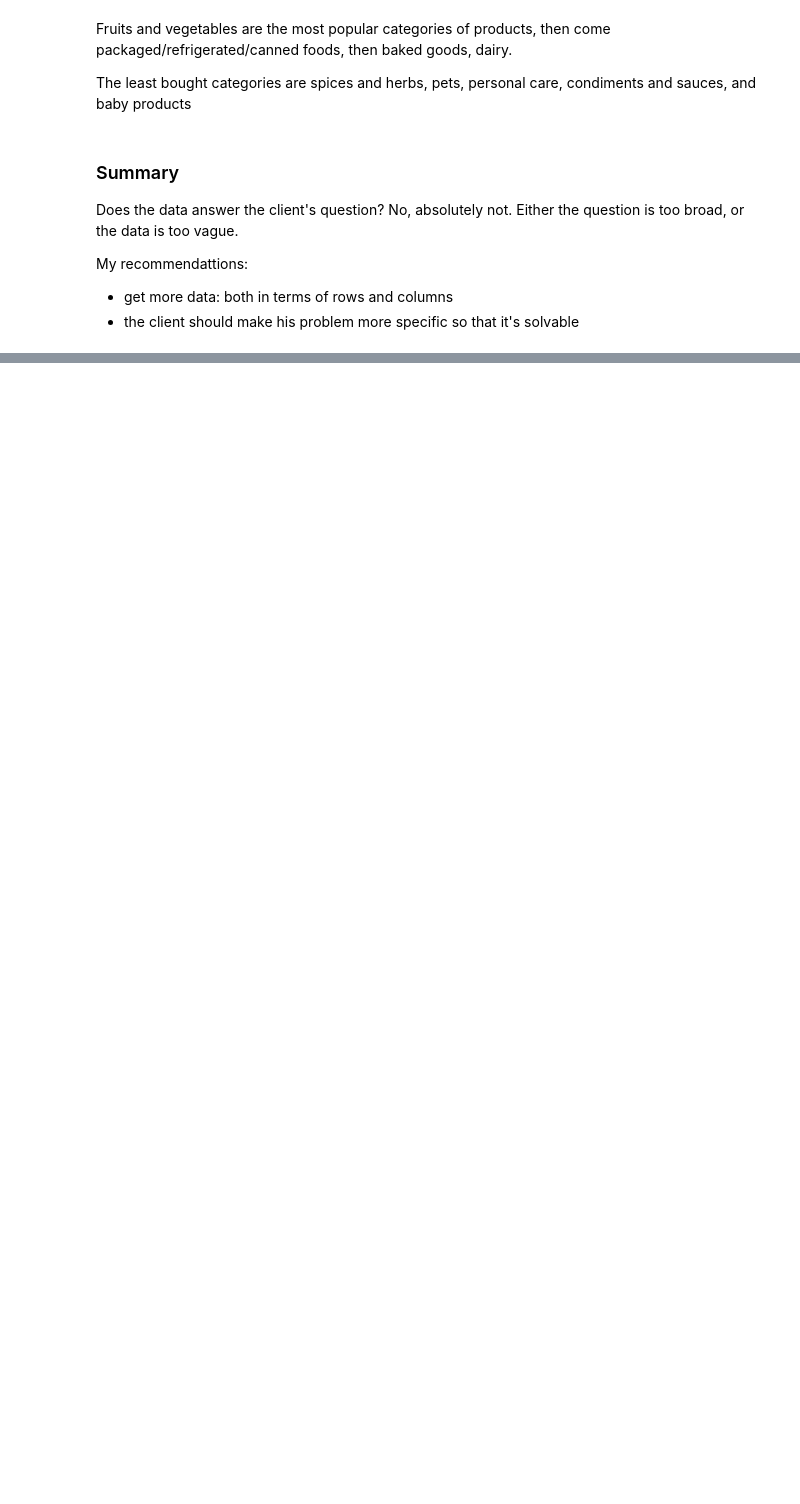
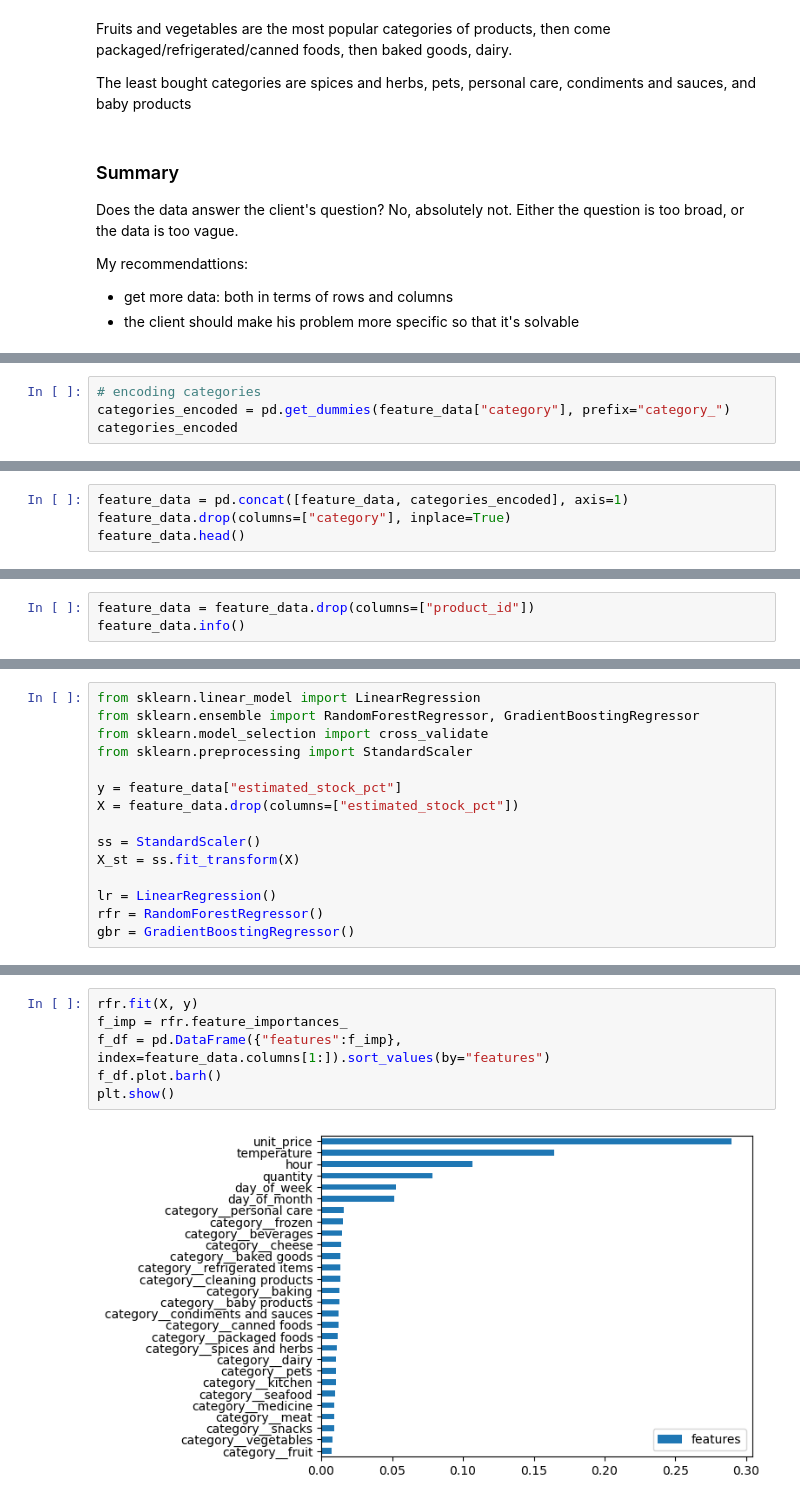
Before and after one commit to sersldmir/forage_collection, a Jupyter notebook: project.ipynb, the cells around one changed output, grey strips where cells are left out. Cells and saved outputs as stored; diff of their text form; blank space fills up the shorter version.

Commit message:
modeling with feature engineering done

```diff
--- a/project.ipynb
+++ b/project.ipynb
@@ -159,0 +499,4 @@ My recommendattions:
+# %%
+# encoding categories
+categories_encoded = pd.get_dummies(feature_data["category"], prefix="category_")
+categories_encoded
@@ -159,0 +517,4 @@ My recommendattions:
+# %%
+feature_data = pd.concat([feature_data, categories_encoded], axis=1)
+feature_data.drop(columns=["category"], inplace=True)
+feature_data.head()
@@ -159,0 +551,3 @@ My recommendattions:
+# %%
+feature_data = feature_data.drop(columns=["product_id"])
+feature_data.info()
@@ -159,0 +588,15 @@ My recommendattions:
+# %%
+from sklearn.linear_model import LinearRegression
+from sklearn.ensemble import RandomForestRegressor, GradientBoostingRegressor
+from sklearn.model_selection import cross_validate
+from sklearn.preprocessing import StandardScaler
+
+y = feature_data["estimated_stock_pct"]
+X = feature_data.drop(columns=["estimated_stock_pct"])
+
+ss = StandardScaler()
+X_st = ss.fit_transform(X)
+
+lr = LinearRegression()
+rfr = RandomForestRegressor()
+gbr = GradientBoostingRegressor()
@@ -159,0 +660,8 @@ My recommendattions:
+# %%
+rfr.fit(X, y)
+f_imp = rfr.feature_importances_
+f_df = pd.DataFrame({"features":f_imp}, index=feature_data.columns[1:]).sort_values(by="features")
+f_df.plot.barh()
+plt.show()
+# %% [output]
+[figure, added]
```
Also changed, not shown: parts of 49 cells of this notebook.
